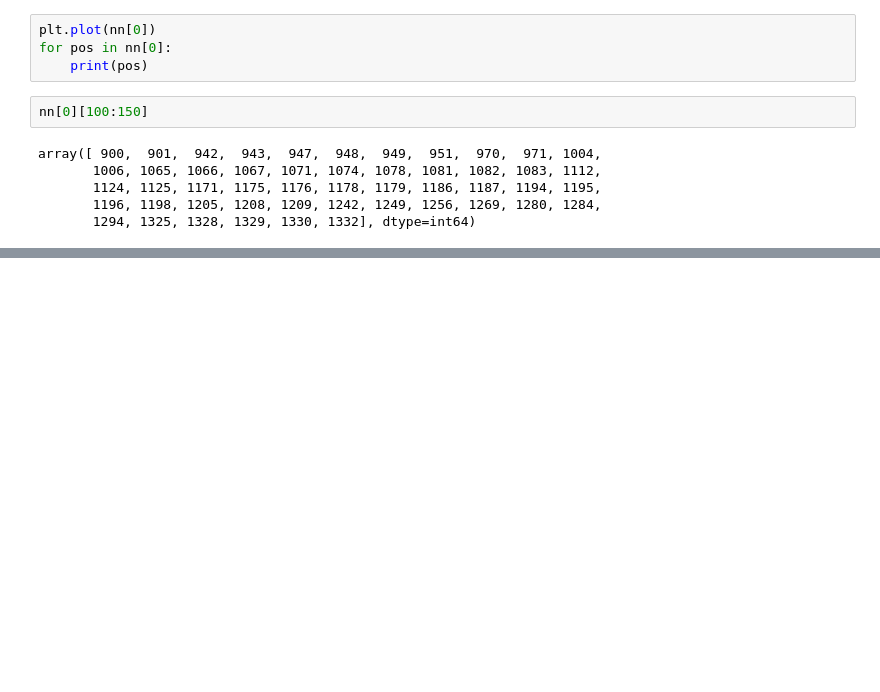
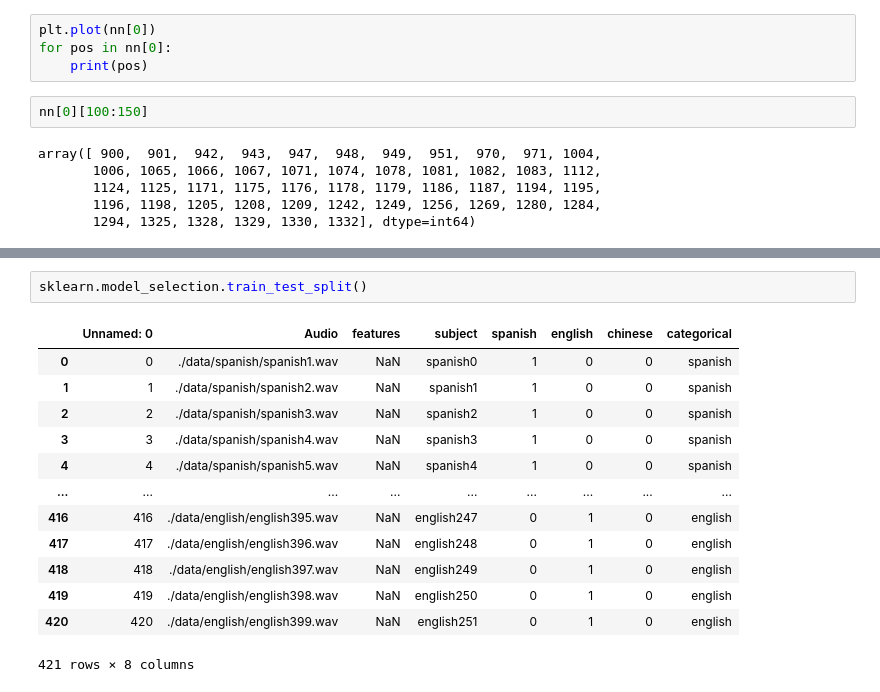
Before and after one commit to jarco0204/mun-nlp, a Jupyter notebook: scripts/dataExtraction.ipynb, the cells around one changed output, grey strips where cells are left out. Drawn from its saved outputs; the diff is of its cells as text; blank space fills up the shorter version.

```diff
--- a/scripts/dataExtraction.ipynb
+++ b/scripts/dataExtraction.ipynb
@@ -117,0 +163,16 @@ array([ 900,  901,  942,  943,  947,  948,  949,  951,  970,  971, 1004,
+# %%
+sklearn.model_selection.train_test_split()
+# %% [output]
+|  | Unnamed: 0 | Audio | features | subject | spanish | english | chinese | categorical |
+| 0 | 0 | ./data/spanish/spanish1.wav | NaN | spanish0 | 1 | 0 | 0 | spanish |
+| 1 | 1 | ./data/spanish/spanish2.wav | NaN | spanish1 | 1 | 0 | 0 | spanish |
+| 2 | 2 | ./data/spanish/spanish3.wav | NaN | spanish2 | 1 | 0 | 0 | spanish |
+| 3 | 3 | ./data/spanish/spanish4.wav | NaN | spanish3 | 1 | 0 | 0 | spanish |
+| 4 | 4 | ./data/spanish/spanish5.wav | NaN | spanish4 | 1 | 0 | 0 | spanish |
+| ... | ... | ... | ... | ... | ... | ... | ... | ... |
+| 416 | 416 | ./data/english/english395.wav | NaN | english247 | 0 | 1 | 0 | english |
+| 417 | 417 | ./data/english/english396.wav | NaN | english248 | 0 | 1 | 0 | english |
+| 418 | 418 | ./data/english/english397.wav | NaN | english249 | 0 | 1 | 0 | english |
+| 419 | 419 | ./data/english/english398.wav | NaN | english250 | 0 | 1 | 0 | english |
+| 420 | 420 | ./data/english/english399.wav | NaN | english251 | 0 | 1 | 0 | english |
+421 rows × 8 columns
```
Also changed, not shown: parts of 12 cells of this notebook, 3 other files.
